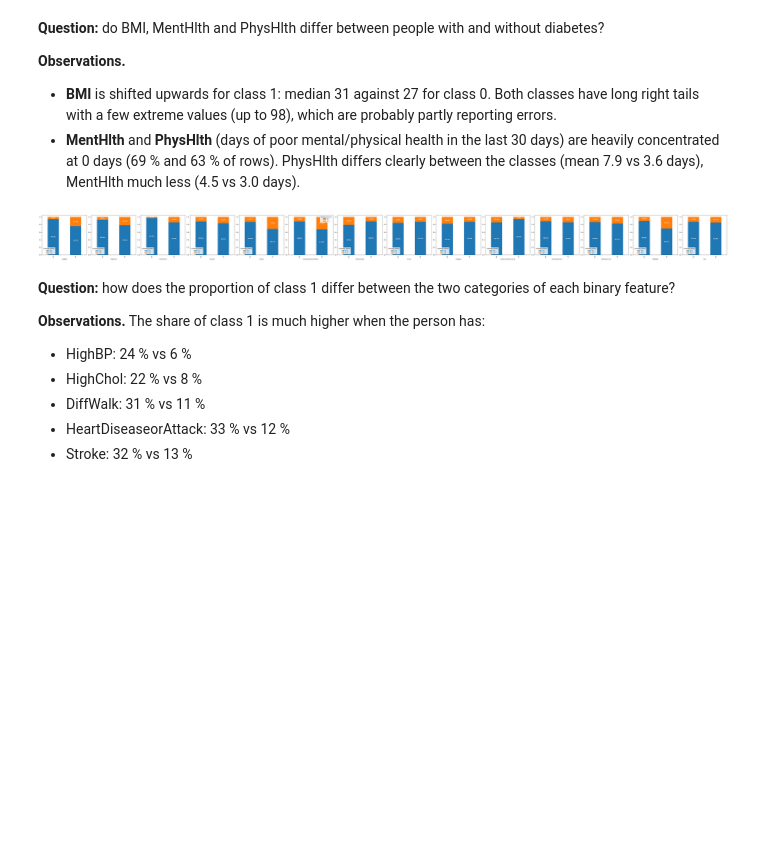
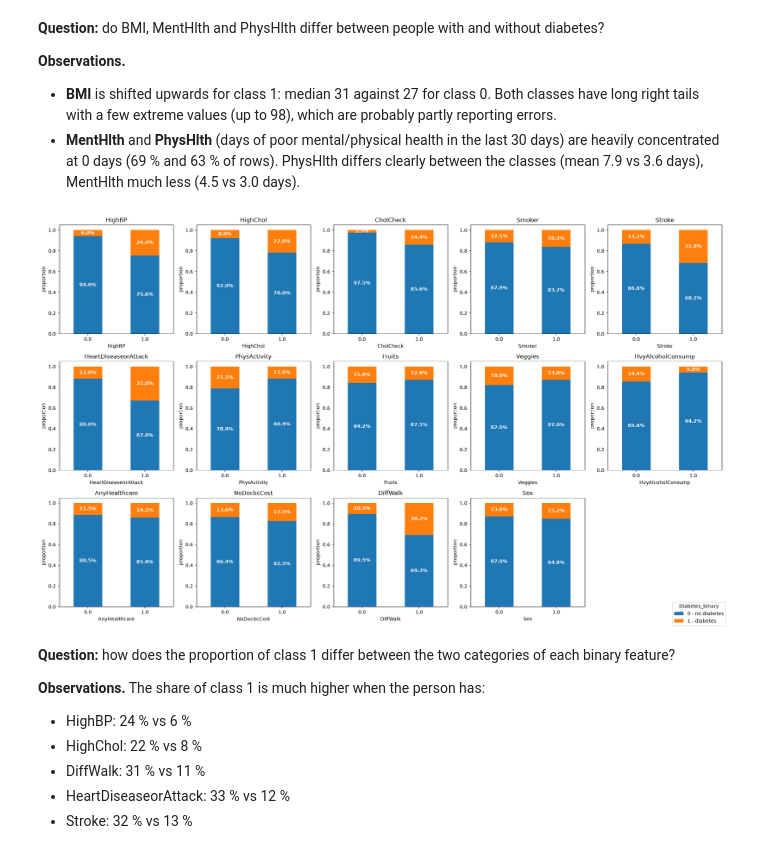
Before and after one commit to Amirus11/IE500618-Assignment-2-Diabetes-Classification, a Jupyter notebook: notebooks/eda.ipynb, the cells around one changed output. Cells and saved outputs as stored; diff of their text form; code cells hidden in the pictures; blank space fills up the shorter version.

```diff
--- a/notebooks/eda.ipynb
+++ b/notebooks/eda.ipynb
@@ -104,16 +89,24 @@ associations and patterns in the observed data; an association does not show tha
 # %%
 numerical_features = ["BMI", "MentHlth", "PhysHlth"]
 
-fig, ax = plt.subplots(1, len(numerical_features), figsize=(15, 5))
+fig, ax = plt.subplots(2, len(numerical_features), figsize=(15, 9))
 
-for a, col in zip(ax, numerical_features):
-    a.boxplot([
-        df.loc[df["Diabetes_binary"] == 0][col],
-        df.loc[df["Diabetes_binary"] == 1][col],
-    ], tick_labels=["not present", "present"])
-    a.set_title(col)
-    a.set_xlabel("")
-plt.suptitle("")
+for i, col in enumerate(numerical_features):
+    no_diabetes = df.loc[df["Diabetes_binary"] == 0, col]
+    diabetes = df.loc[df["Diabetes_binary"] == 1, col]
+
+    # Top row: boxplots per class
+    ax[0, i].boxplot([no_diabetes, diabetes], tick_labels=["0 - no diabetes", "1 - diabetes"])
+    ax[0, i].set_title(col)
+
+    # Bottom row: histograms per class, normalised so the classes are comparable
+    bins = np.arange(df[col].min(), df[col].max() + 2) if col != "BMI" else 40
+    ax[1, i].hist(no_diabetes, bins=bins, density=True, alpha=0.5, label="0 - no diabetes")
+    ax[1, i].hist(diabetes, bins=bins, density=True, alpha=0.5, label="1 - diabetes")
+    ax[1, i].set_xlabel(col)
+    ax[1, i].set_ylabel("density")
+    ax[1, i].legend()
+
 plt.tight_layout()
 plt.show()
 # %% [output]
@@ -142,38 +135,45 @@ binary_features = [
     "HeartDiseaseorAttack",
     "PhysActivity",
     "Fruits",
     "Veggies",
     "HvyAlcoholConsump",
     "AnyHealthcare",
     "NoDocbcCost",
     "DiffWalk",
     "Sex"
 ]
+class_labels = ["0 - no diabetes", "1 - diabetes"]
 
-fig, ax = plt.subplots(1, len(binary_features), figsize=(5*len(binary_features), 5))
+fig, ax = plt.subplots(3, 5, figsize=(20, 12))
 
-for a, col in zip(ax, binary_features):
+for a, col in zip(ax.flat, binary_features):
 
     # 1. Normalize by index so each column bar sums to 1.0 (100%)
     ct = pd.crosstab(df[col], df["Diabetes_binary"], normalize="index")
+    ct.columns = class_labels
 
     # 2. Plot the stacked bar
-    ct.plot(kind="bar", stacked=True, ax=a)
+    ct.plot(kind="bar", stacked=True, ax=a, legend=False, rot=0)
+    a.set_title(col)
+    a.set_ylabel("proportion")
 
     # 3. Loop through bars to add percentage text labels
     for container in a.containers:
         # Get labels formatted as percentages (e.g., 45.2%)
         # Only display the label if the bar segment height is greater than 0
         labels = [f"{v.get_height()*100:.1f}%" if v.get_height() > 0 else '' for v in container]
 
         # Center the text inside each bar segment
         a.bar_label(container, labels=labels, label_type="center", color="white", fontweight="bold")
 
-plt.suptitle("")
+# Hide the unused subplot and show one shared legend
+ax.flat[-1].axis("off")
+handles, labels = ax.flat[0].get_legend_handles_labels()
+fig.legend(handles, labels, loc="lower right", title="Diabetes_binary")
 plt.tight_layout()
 plt.show()
 # %% [output]
-[figure, old version]
+[figure, new version]
 # %% [markdown]
 **Question:** how does the proportion of class 1 differ between the two categories of each binary feature?
 
```
Also changed, not shown: parts of 3 cells of this notebook, 2 other files.
